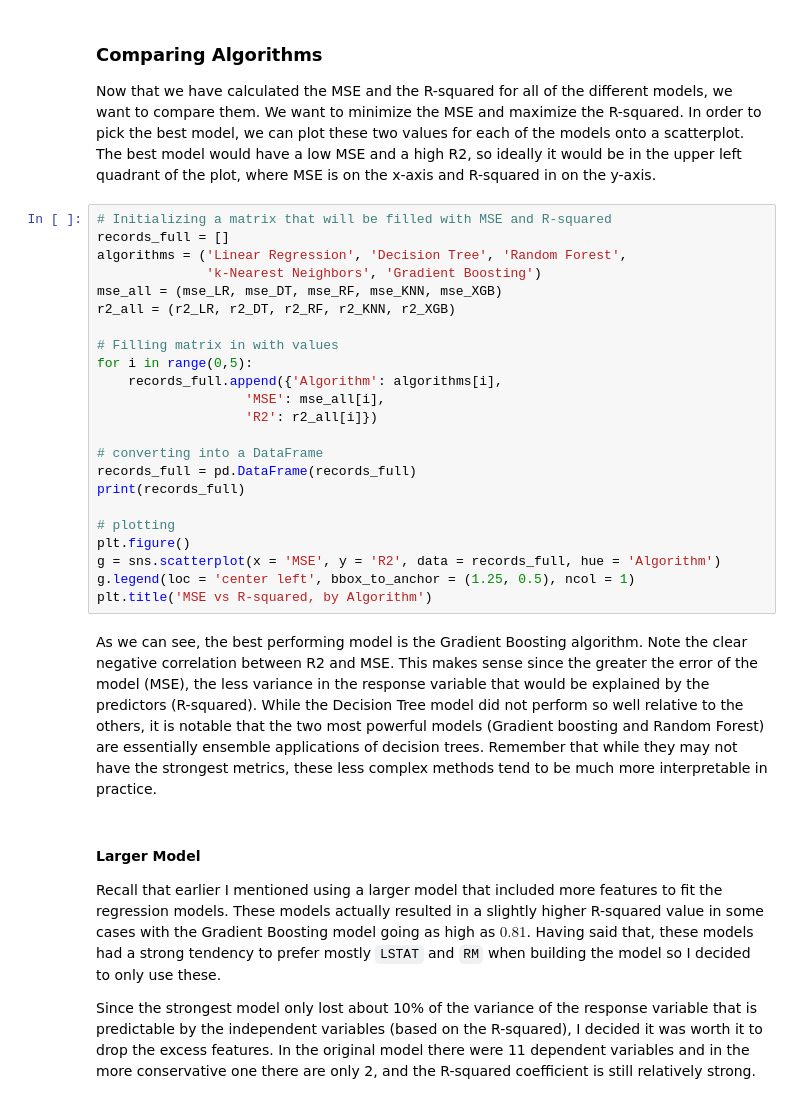
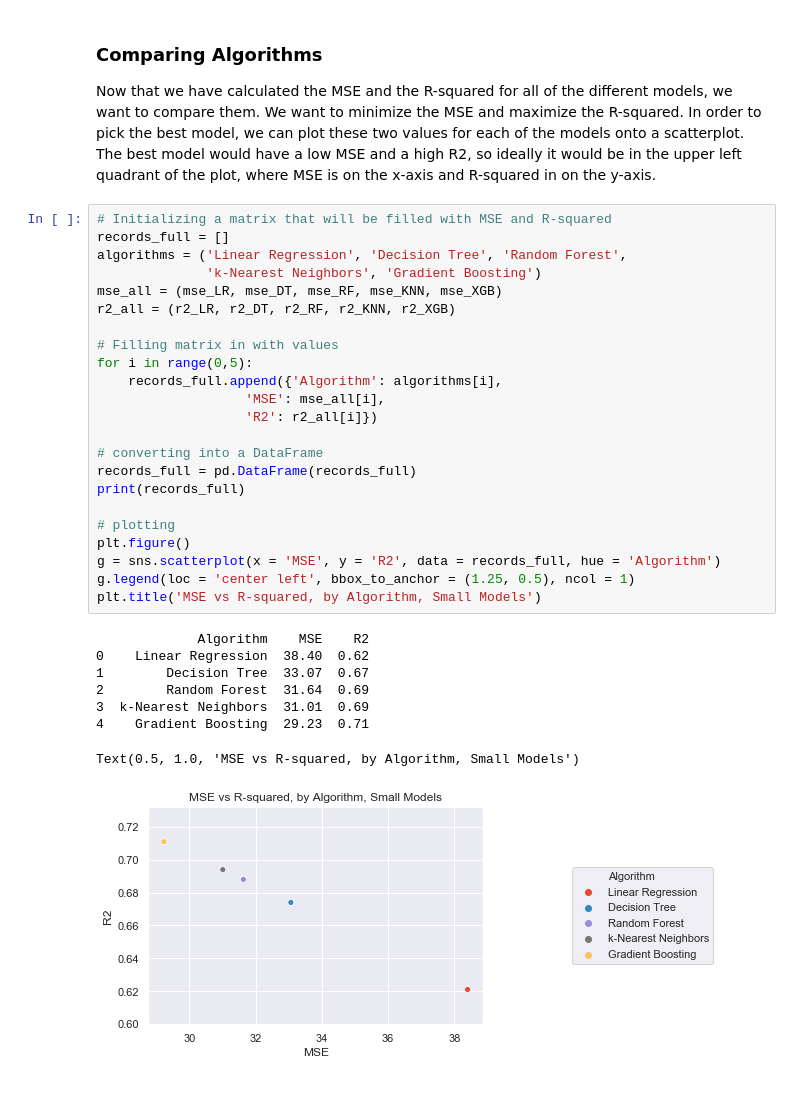
Before and after one commit to jstevenr/housing-price-regression, a Jupyter notebook: housing-prices.ipynb, the cells around one changed output. Drawn from its saved outputs; the diff is of its cells as text.

Commit message:
Comparing the full models to the smaller models.

```diff
--- a/housing-prices.ipynb
+++ b/housing-prices.ipynb
@@ -469,30 +527,32 @@ Now that we have calculated the MSE and the R-squared for all of the different m
 # %%
 # Initializing a matrix that will be filled with MSE and R-squared
 records_full = []
 algorithms = ('Linear Regression', 'Decision Tree', 'Random Forest',
               'k-Nearest Neighbors', 'Gradient Boosting')
 mse_all = (mse_LR, mse_DT, mse_RF, mse_KNN, mse_XGB)
 r2_all = (r2_LR, r2_DT, r2_RF, r2_KNN, r2_XGB)
 
 # Filling matrix in with values
 for i in range(0,5):
     records_full.append({'Algorithm': algorithms[i],
                    'MSE': mse_all[i],
                    'R2': r2_all[i]})
 
 # converting into a DataFrame
 records_full = pd.DataFrame(records_full)
 print(records_full)
 
 # plotting
 plt.figure()
 g = sns.scatterplot(x = 'MSE', y = 'R2', data = records_full, hue = 'Algorithm')
 g.legend(loc = 'center left', bbox_to_anchor = (1.25, 0.5), ncol = 1)
-plt.title('MSE vs R-squared, by Algorithm')
+plt.title('MSE vs R-squared, by Algorithm, Small Models')
+# %% [output]
+             Algorithm    MSE    R2
+0    Linear Regression  38.40  0.62
+1        Decision Tree  33.07  0.67
+2        Random Forest  31.64  0.69
+3  k-Nearest Neighbors  31.01  0.69
+4    Gradient Boosting  29.23  0.71
+Text(0.5, 1.0, 'MSE vs R-squared, by Algorithm, Small Models')
+[figure, added]
-# %% [markdown]
-As we can see, the best performing model is the Gradient Boosting algorithm. Note the clear negative correlation between R2 and MSE. This makes sense since the greater the error of the model (MSE), the less variance in the response variable that would be explained by the predictors (R-squared). While the Decision Tree model did not perform so well relative to the others, it is notable that the two most powerful models (Gradient boosting and Random Forest) are essentially ensemble applications of decision trees. Remember that while they may not have the strongest metrics, these less complex methods tend to be much more interpretable in practice.
-# %% [markdown]
-#### Larger Model
-Recall that earlier I mentioned using a larger model that included more features to fit the regression models. These models actually resulted in a slightly higher R-squared value in some cases with the Gradient Boosting model going as high as $0.81$. Having said that, these models had a strong tendency to prefer mostly `LSTAT` and `RM` when building the model so I decided to only use these.
-
-Since the strongest model only lost about 10% of the variance of the response variable that is predictable by the independent variables (based on the R-squared), I decided it was worth it to drop the excess features. In the original model there were 11 dependent variables and in the more conservative one there are only 2, and the R-squared coefficient is still relatively strong.
```
Also changed, not shown: parts of 8 cells of this notebook.
